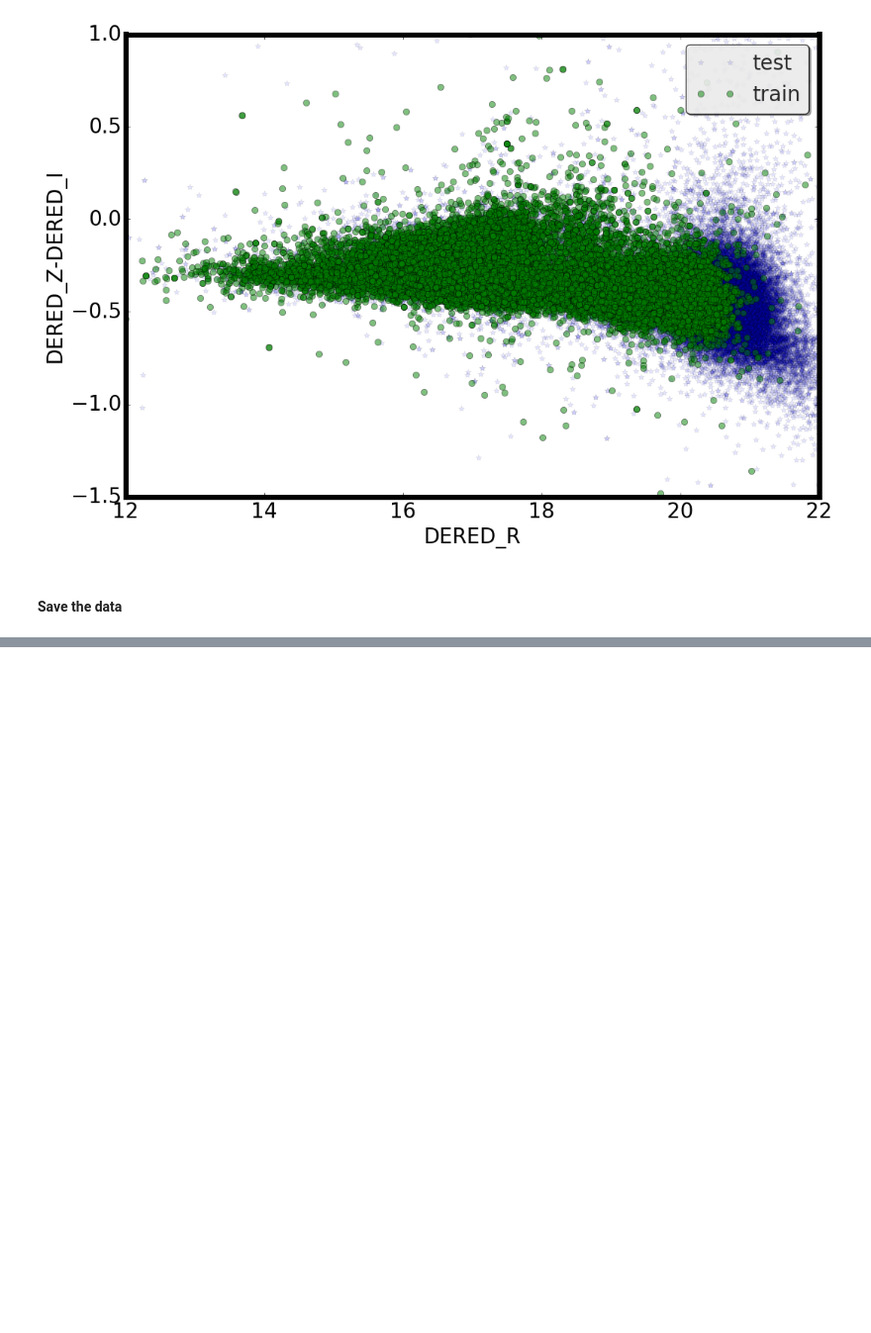
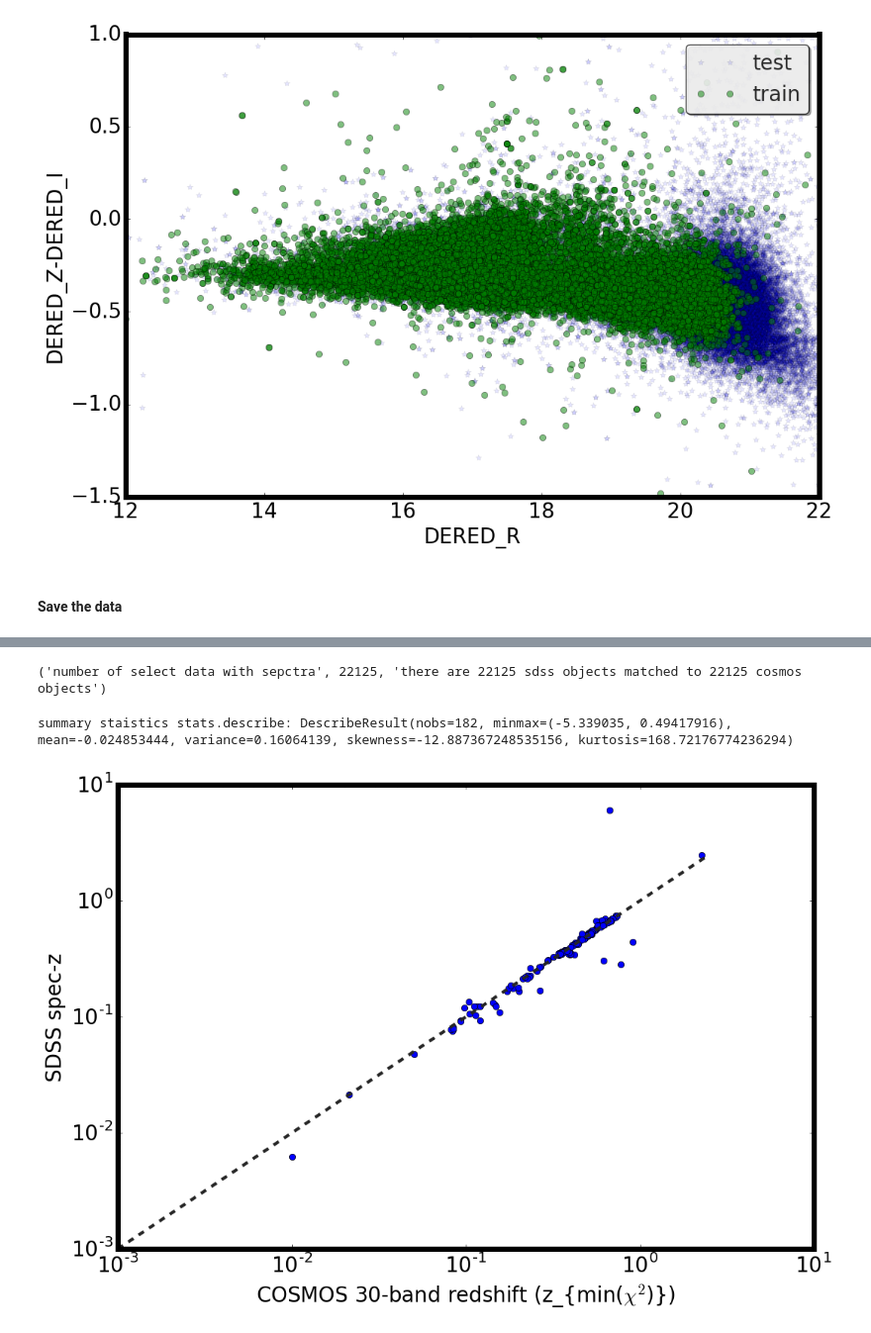
Before and after one commit to joshspeagle/frankenz, a Jupyter notebook: GenerateExampleData.ipynb, the cells around one changed output, grey strips where cells are left out. Shown at 99% size. Drawn from its saved outputs; the diff is of its cells as text; code cells hidden in the pictures; blank space fills up the shorter version.

```diff
--- a/GenerateExampleData.ipynb
+++ b/GenerateExampleData.ipynb
@@ -163,0 +249,15 @@ dtrain.write(path +'data/SDSS_DR13_FRANKZ.train.fit')
+# %%
+#now look at stats on cosmos -id's
+
+print ('there are {:} sdss objects matched to {:} cosmos objects'.format(len(d), len(np.unique(d['NUMBER']))))
+
+kys = ['NUMBER','SPEC_Z','DERED_R',
+ 'SPEC_Z_ERR',
+ 'SPECOBJID',
+ 'SPEC_CLASS',
+ 'SPEC_SUBCLASS'
+      ]
+for id in np.unique(d['objid']):
+    ind = id == d['objid']
+    if np.sum(ind) > 1:
+        print d[kys][ind]
@@ -163,0 +282,34 @@ dtrain.write(path +'data/SDSS_DR13_FRANKZ.train.fit')
+# %%
+#mostly the multiple matches to different objects with spectra are all fine. We can just randomly select on. However
+#543495  0.98495   0.0342904  563090174607648768     GALAXY   ---> looks to be wrong. The error is very large.
+#543495 0.674894 0.000263344 5333450350455033856     GALAXY
+
+ind_keep = np.zeros(len(d), dtype=bool)
+for id in np.unique(d['objid']):
+    ind = id == d['objid']
+    if np.sum(ind) > 1:
+        ind = (id == d['objid']) * (d['SPEC_Z_ERR'] < 1e-3)
+        if np.sum(ind) > 1:
+            ind[np.arange(len(d))[ind][1:]] = False
+
+    ind_keep += ind
+print ('number of selected data with sepctra', np.sum(ind_keep), 'there are {:} sdss objects matched to {:} cosmos objects'.format(
+            len(np.unique(d['objid'])), len(np.unique(d['NUMBER']))))
+
+d = d[ind_keep]
+# %% [output]
+('number of select data with sepctra', 22125, 'there are 22125 sdss objects matched to 22125 cosmos objects')
+# %%
+#_ = plt.hist(d['REDSHIFT'], bins=50, normed=True)
+ind = d['SPEC_Z'] > 0
+plt.plot(d['REDSHIFT'][ind], d['SPEC_Z'][ind], 'o')
+plt.xlabel('COSMOS 30-band redshift (z_{min($\chi^2$)})')
+plt.ylabel('SDSS spec-z')
+plt.xscale('log')
+plt.yscale('log')
+plt.plot([1e-3, 2.5], [1e-3, 2.5], '--', color=almost_black, linewidth=3)
+
+print ('summary staistics stats.describe: {:}'.format(describe(d['REDSHIFT'][ind]- d['SPEC_Z'][ind])))
+# %% [output]
+summary staistics stats.describe: DescribeResult(nobs=182, minmax=(-5.339035, 0.49417916), mean=-0.024853444, variance=0.16064139, skewness=-12.887367248535156, kurtosis=168.72176774236294)
+[figure, added]
```
Also changed, not shown: parts of 8 cells of this notebook, 1 other file.
